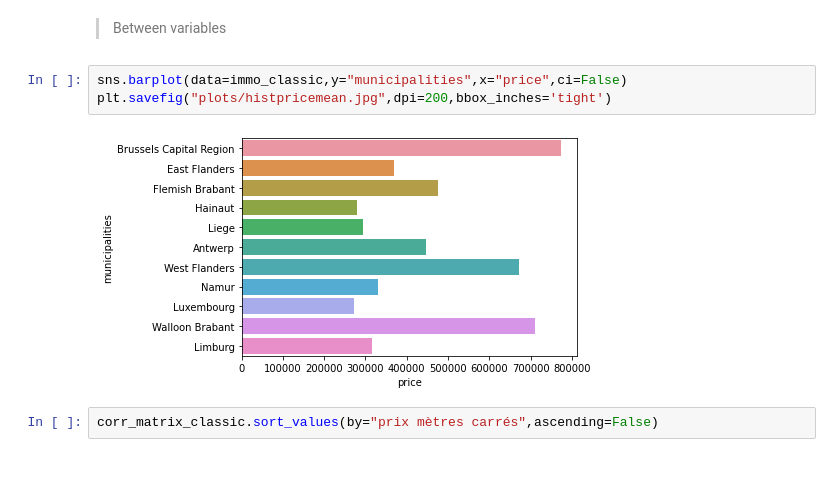
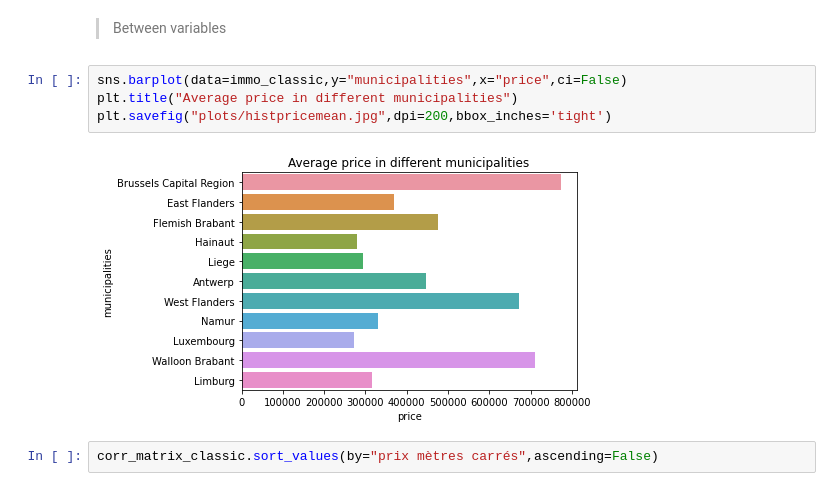
Before and after one commit to Ezamey/Data-Analysis, a Jupyter notebook: Step_2_Data_Analysis.ipynb, the cells around one changed output. Drawn from its saved outputs; the diff is of its cells as text.

Commit message:
Correcting some plots

```diff
--- a/Step_2_Data_Analysis.ipynb
+++ b/Step_2_Data_Analysis.ipynb
@@ -239,9 +239,10 @@ Name: price, dtype: int64
 >Between variables
 # %%
 sns.barplot(data=immo_classic,y="municipalities",x="price",ci=False)
+plt.title("Average price in different municipalities")
 plt.savefig("plots/histpricemean.jpg",dpi=200,bbox_inches='tight')
 # %% [output]
-[figure, old version]
+[figure, new version]
 # %%
 corr_matrix_classic.sort_values(by="prix mètres carrés",ascending=False)
 # %% [output]
```
Also changed, not shown: parts of 3 cells of this notebook, 4 other files.
